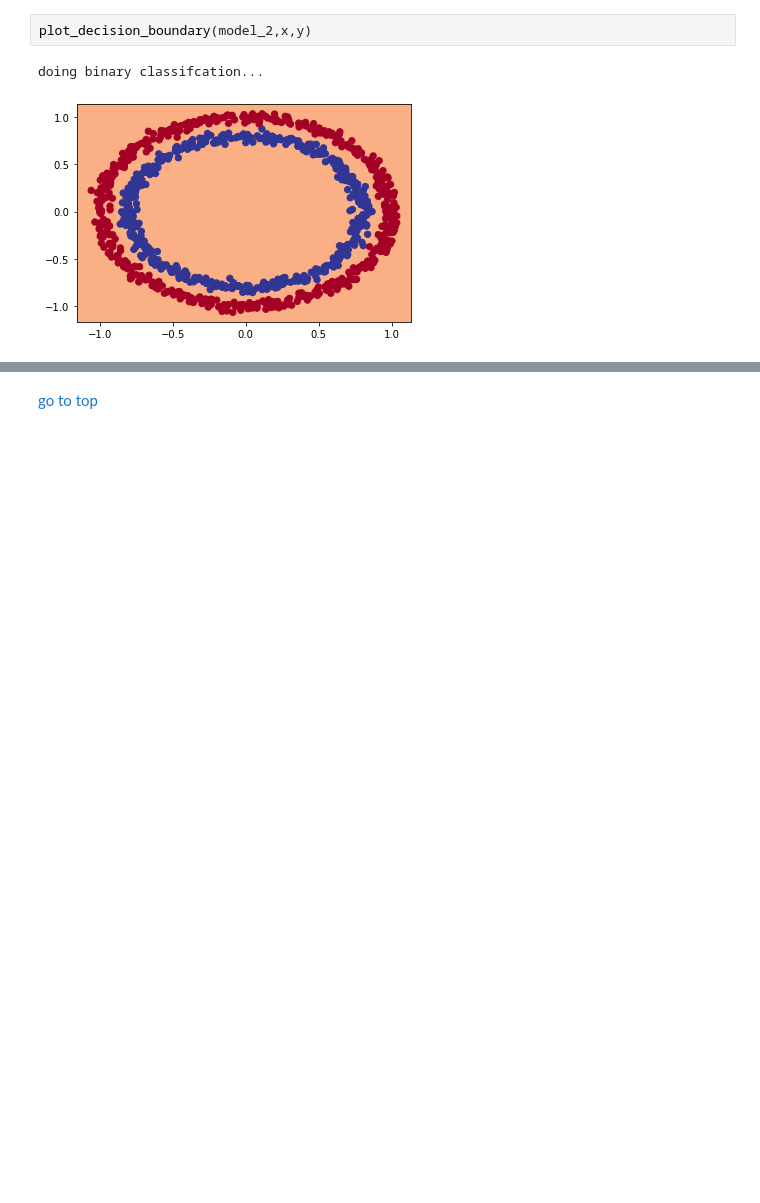
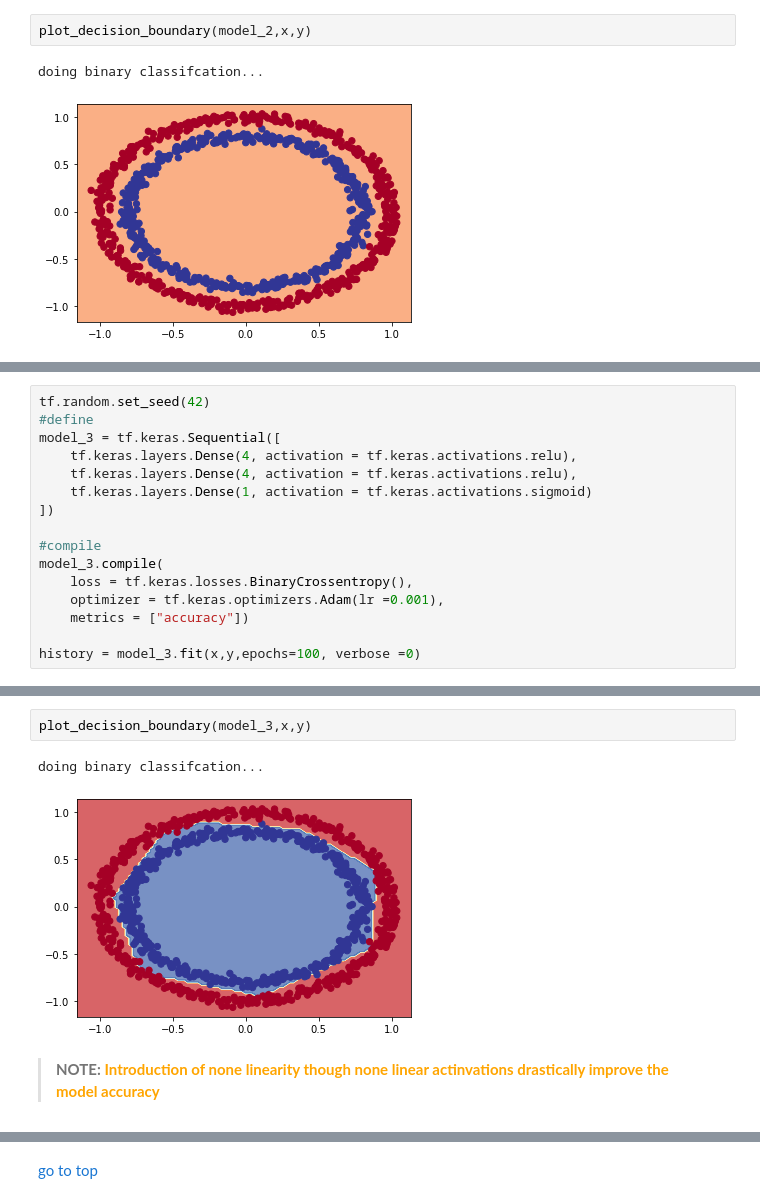
Before and after one commit to EjuluWilson/Tensorflow_Developer-Zero_to_Hero, a Jupyter notebook: Classification/Classification 101.ipynb, the cells around one changed output, grey strips where cells are left out. Cells and saved outputs as stored; diff of their text form; blank space fills up the shorter version.

Commit message:
improved on model accuracy

```diff
--- a/Classification/Classification 101.ipynb
+++ b/Classification/Classification 101.ipynb
@@ -217,0 +234,16 @@ doing binary classifcation...
+# %%
+tf.random.set_seed(42)
+#define
+model_3 = tf.keras.Sequential([
+    tf.keras.layers.Dense(4, activation = tf.keras.activations.relu),
+    tf.keras.layers.Dense(4, activation = tf.keras.activations.relu),
+    tf.keras.layers.Dense(1, activation = tf.keras.activations.sigmoid)
+])
+
+#compile
+model_3.compile(
+    loss = tf.keras.losses.BinaryCrossentropy(),
+    optimizer = tf.keras.optimizers.Adam(lr =0.001),
+    metrics = ["accuracy"])
+
+history = model_3.fit(x,y,epochs=100, verbose =0)
@@ -218,2 +255,9 @@ doing binary classifcation...
+# %%
+plot_decision_boundary(model_3,x,y)
+# %% [output]
+doing binary classifcation...
+[figure, added]
+# %% [markdown]
+> **NOTE: <font color = 'orange'>Introduction of none linearity though none linear actinvations drastically improve the model accuracy </font>**
 # %%
 x[:,0].min()
```
Also changed, not shown: parts of 13 cells of this notebook.
